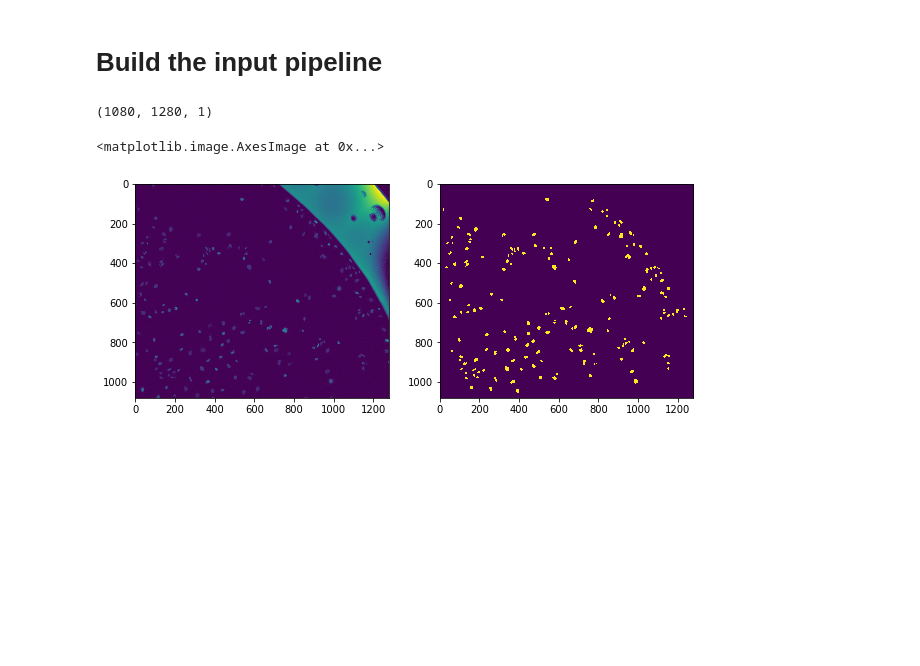
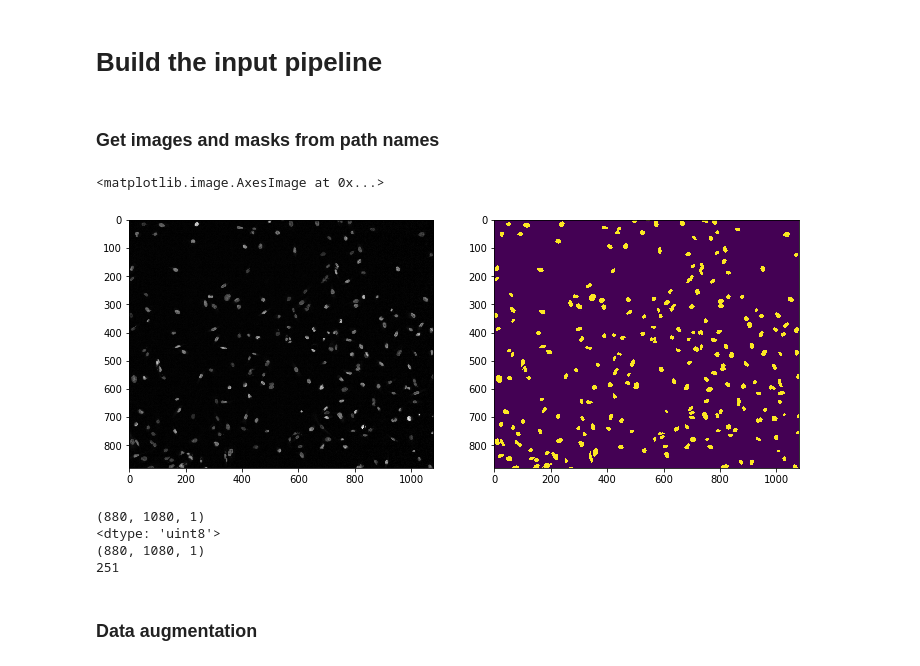
Before and after one commit to chienhsiang/tensorflow, a Jupyter notebook: segmentation/code/main_segmentation.ipynb, the cells around one changed output. Cells and saved outputs as stored; diff of their text form; code cells hidden in the pictures; blank space fills up the shorter version.

```diff
--- a/segmentation/code/main_segmentation.ipynb
+++ b/segmentation/code/main_segmentation.ipynb
@@ -20,6 +21,10 @@ common_root = r'/awlab/users/chsu/WorkSpace/tensorflow/segmentation/data/plate_2
 
 img_dir = os.path.join(common_root, 'images')
 mask_dir = os.path.join(common_root, 'masks')
+
+max_intensity = 4095.
+batch_size = 5
+epochs = 5
 # %%
 x_train_fnames = sorted(glob.glob(os.path.join(img_dir,'*-2.png'))) # nucleus images
 y_train_fnames = sorted(glob.glob(os.path.join(mask_dir,'*_nucleus.jpeg'))) # nucleus masks
@@ -47,24 +52,40 @@ CH_171219_Vh31_Goldilocks_plate_2017017086_ki67_F9_0000_nucleus.jpeg
 # %% [markdown]
 # Build the input pipeline
+# %% [markdown]
+### Get images and masks from path names
 # %%
 def _get_image_from_path(img_path, mask_path):
     img = tf.image.decode_png(tf.read_file(img_path), channels=1, dtype=tf.uint16)
+    img = tf.image.convert_image_dtype(tf.to_float(img) / max_intensity, tf.uint8)
     mask = tf.image.decode_jpeg(tf.read_file(mask_path), channels=1)
 
+    # Remove bounday 100 pixels since masks touching boundaries were removed
+    w = 100
+    img = img[w:-w,w:-w,:]
+    mask = mask[w:-w,w:-w,:]
+
     return img, mask
-# %%
-print(img.shape)
-# %% [output]
-(1080, 1280, 1)
 # %%
 idx = np.random.choice(num_train_data)
 img, mask = _get_image_from_path(x_train_fnames[idx], y_train_fnames[idx])
 
-plt.figure(figsize=(10,15))
+plt.figure(figsize=(12,16))
 plt.subplot(1,2,1)
-plt.imshow(img[:,:,0])
+plt.imshow(img[:,:,0], cmap='gray')
 plt.subplot(1,2,2)
 plt.imshow(mask[:,:,0])
 # %% [output]
 <matplotlib.image.AxesImage at 0x...>
-[figure, old version]
+[figure, new version]
+# %%
+print(img.shape)
+print(img.dtype)
+print(mask.shape)
+print(img.numpy().max())
+# %% [output]
+(880, 1080, 1)
+<dtype: 'uint8'>
+(880, 1080, 1)
+251
+# %% [markdown]
+### Data augmentation
```
Also changed, not shown: parts of 20 cells of this notebook.
